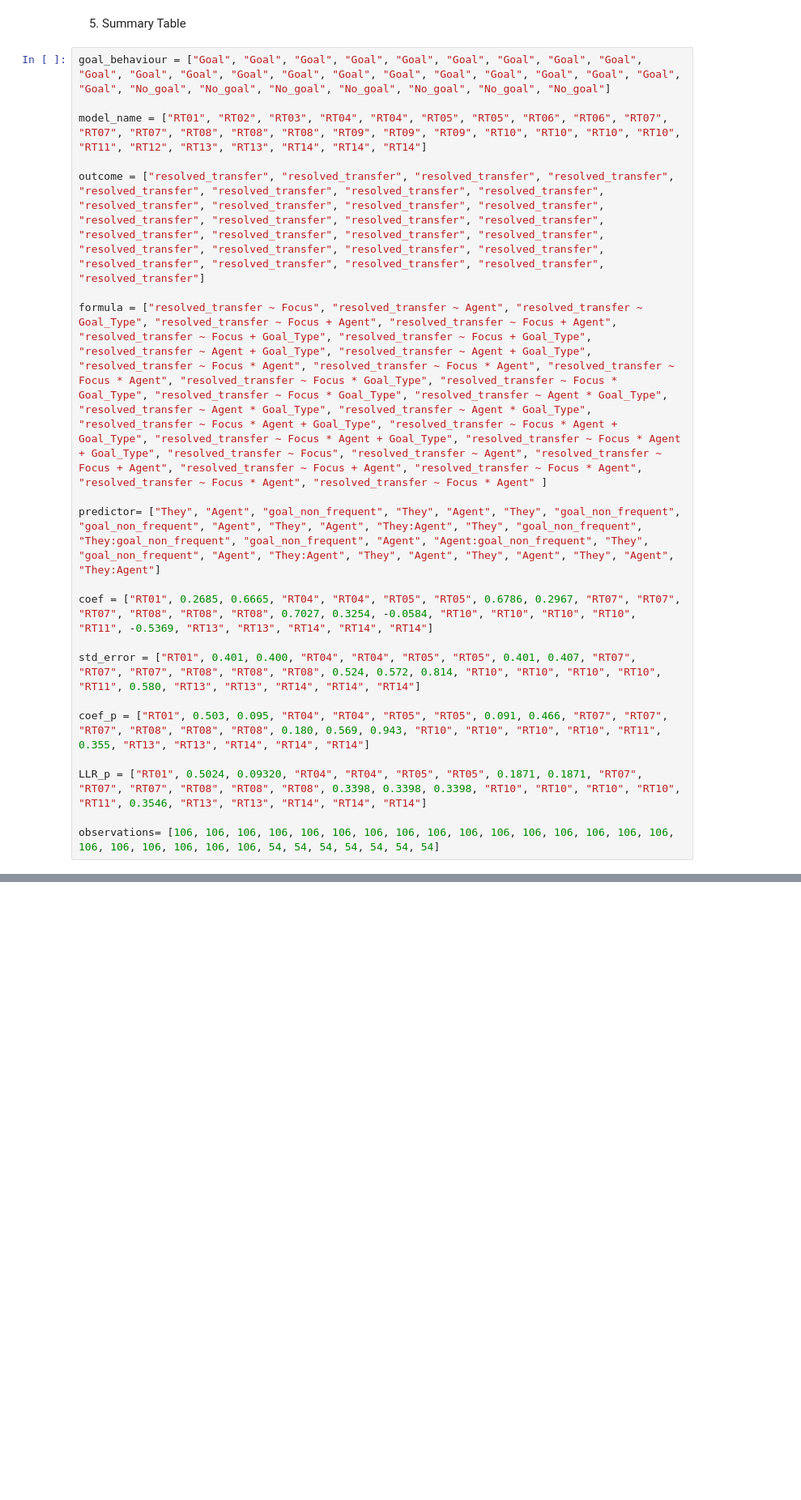
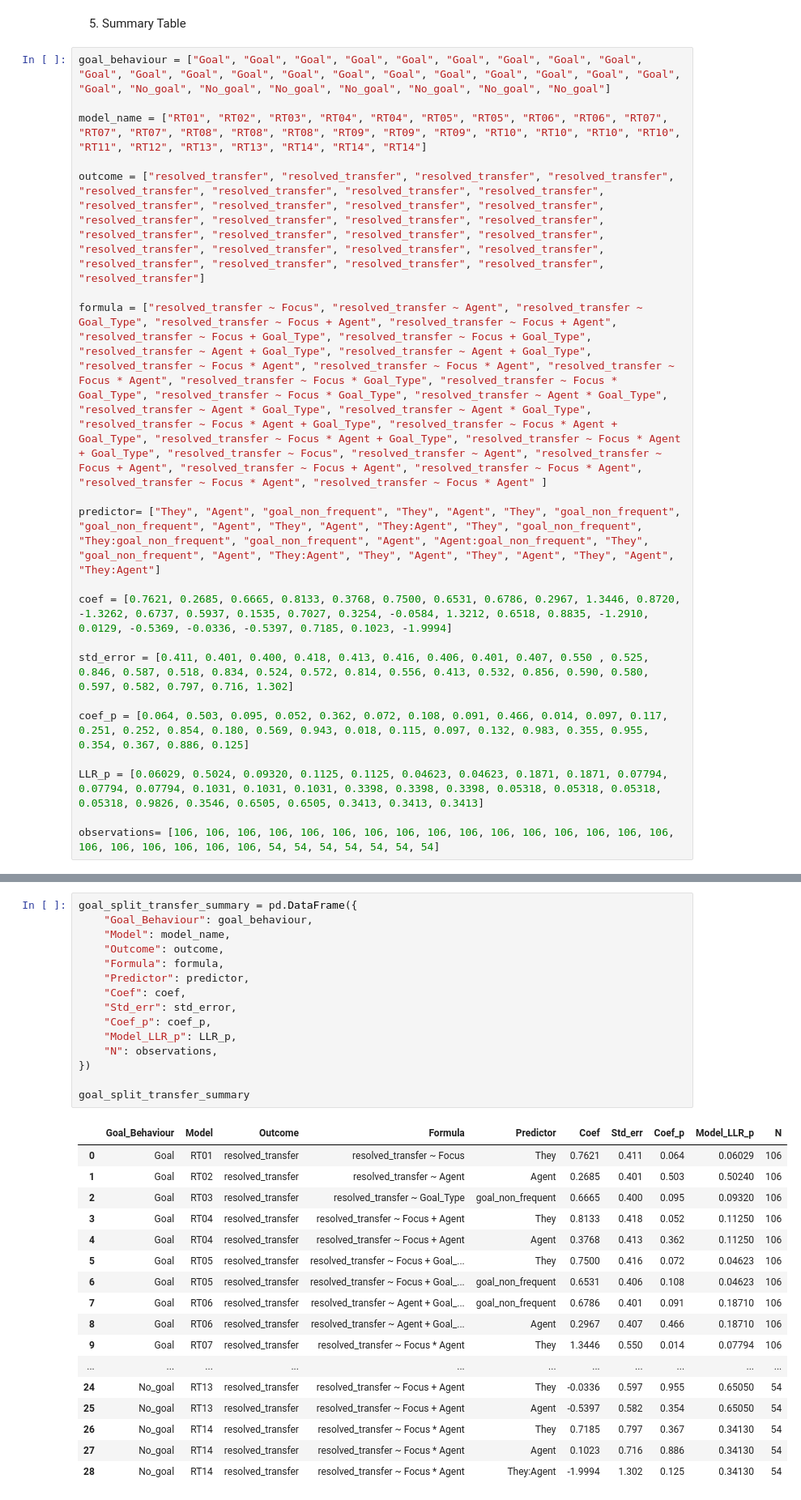
Before and after one commit to RoSoMu/counterfactual-desiderative-processing, a Jupyter notebook: notebooks/modeling/13b_goal_behaviour_transfer_focus.ipynb, the cells around one changed output, grey strips where cells are left out. Shown at 81% size. Cells and saved outputs as stored; diff of their text form; blank space fills up the shorter version.

Commit message:
add focus values to goal split transfer resolution summary table

```diff
--- a/notebooks/modeling/13b_goal_behaviour_transfer_focus.ipynb
+++ b/notebooks/modeling/13b_goal_behaviour_transfer_focus.ipynb
@@ -771,12 +771,12 @@ formula = ["resolved_transfer ~ Focus", "resolved_transfer ~ Agent", "resolved_t
 
 predictor= ["They", "Agent", "goal_non_frequent", "They", "Agent", "They", "goal_non_frequent", "goal_non_frequent", "Agent", "They", "Agent", "They:Agent", "They", "goal_non_frequent", "They:goal_non_frequent", "goal_non_frequent", "Agent", "Agent:goal_non_frequent", "They", "goal_non_frequent", "Agent", "They:Agent", "They", "Agent", "They", "Agent", "They", "Agent", "They:Agent"]
 
-coef = ["RT01", 0.2685, 0.6665, "RT04", "RT04", "RT05", "RT05", 0.6786, 0.2967, "RT07", "RT07", "RT07", "RT08", "RT08", "RT08", 0.7027, 0.3254, -0.0584, "RT10", "RT10", "RT10", "RT10", "RT11", -0.5369, "RT13", "RT13", "RT14", "RT14", "RT14"]
+coef = [0.7621, 0.2685, 0.6665, 0.8133, 0.3768, 0.7500, 0.6531, 0.6786, 0.2967, 1.3446, 0.8720, -1.3262, 0.6737, 0.5937, 0.1535, 0.7027, 0.3254, -0.0584, 1.3212, 0.6518, 0.8835, -1.2910, 0.0129, -0.5369, -0.0336, -0.5397, 0.7185, 0.1023, -1.9994]
 
-std_error = ["RT01", 0.401, 0.400, "RT04", "RT04", "RT05", "RT05", 0.401, 0.407, "RT07", "RT07", "RT07", "RT08", "RT08", "RT08", 0.524, 0.572, 0.814, "RT10", "RT10", "RT10", "RT10", "RT11", 0.580, "RT13", "RT13", "RT14", "RT14", "RT14"]
+std_error = [0.411, 0.401, 0.400, 0.418, 0.413, 0.416, 0.406, 0.401, 0.407, 0.550 , 0.525, 0.846, 0.587, 0.518, 0.834, 0.524, 0.572, 0.814, 0.556, 0.413, 0.532, 0.856, 0.590, 0.580, 0.597, 0.582, 0.797, 0.716, 1.302]
 
-coef_p = ["RT01", 0.503, 0.095, "RT04", "RT04", "RT05", "RT05", 0.091, 0.466, "RT07", "RT07", "RT07", "RT08", "RT08", "RT08", 0.180, 0.569, 0.943, "RT10", "RT10", "RT10", "RT10", "RT11", 0.355, "RT13", "RT13", "RT14", "RT14", "RT14"]
+coef_p = [0.064, 0.503, 0.095, 0.052, 0.362, 0.072, 0.108, 0.091, 0.466, 0.014, 0.097, 0.117, 0.251, 0.252, 0.854, 0.180, 0.569, 0.943, 0.018, 0.115, 0.097, 0.132, 0.983, 0.355, 0.955, 0.354, 0.367, 0.886, 0.125]
 
-LLR_p = ["RT01", 0.5024, 0.09320, "RT04", "RT04", "RT05", "RT05", 0.1871, 0.1871, "RT07", "RT07", "RT07", "RT08", "RT08", "RT08", 0.3398, 0.3398, 0.3398, "RT10", "RT10", "RT10", "RT10", "RT11", 0.3546, "RT13", "RT13", "RT14", "RT14", "RT14"]
+LLR_p = [0.06029, 0.5024, 0.09320, 0.1125, 0.1125, 0.04623, 0.04623, 0.1871, 0.1871, 0.07794, 0.07794, 0.07794, 0.1031, 0.1031, 0.1031, 0.3398, 0.3398, 0.3398, 0.05318, 0.05318, 0.05318, 0.05318, 0.9826, 0.3546, 0.6505, 0.6505, 0.3413, 0.3413, 0.3413]
 
 observations= [106, 106, 106, 106, 106, 106, 106, 106, 106, 106, 106, 106, 106, 106, 106, 106, 106, 106, 106, 106, 106, 106, 54, 54, 54, 54, 54, 54, 54]
@@ -797,0 +783,33 @@ gb_transfer_summary_overall
+# %%
+goal_split_transfer_summary = pd.DataFrame({
+    "Goal_Behaviour": goal_behaviour,
+    "Model": model_name,
+    "Outcome": outcome,
+    "Formula": formula,
+    "Predictor": predictor,
+    "Coef": coef,
+    "Std_err": std_error,
+    "Coef_p": coef_p,
+    "Model_LLR_p": LLR_p,
+    "N": observations,
+})
+
+goal_split_transfer_summary
+# %% [output]
+|  | Goal_Behaviour | Model | Outcome | Formula | Predictor | Coef | Std_err | Coef_p | Model_LLR_p | N |
+| 0 | Goal | RT01 | resolved_transfer | resolved_transfer ~ Focus | They | 0.7621 | 0.411 | 0.064 | 0.06029 | 106 |
+| 1 | Goal | RT02 | resolved_transfer | resolved_transfer ~ Agent | Agent | 0.2685 | 0.401 | 0.503 | 0.50240 | 106 |
+| 2 | Goal | RT03 | resolved_transfer | resolved_transfer ~ Goal_Type | goal_non_frequent | 0.6665 | 0.400 | 0.095 | 0.09320 | 106 |
+| 3 | Goal | RT04 | resolved_transfer | resolved_transfer ~ Focus + Agent | They | 0.8133 | 0.418 | 0.052 | 0.11250 | 106 |
+| 4 | Goal | RT04 | resolved_transfer | resolved_transfer ~ Focus + Agent | Agent | 0.3768 | 0.413 | 0.362 | 0.11250 | 106 |
+| 5 | Goal | RT05 | resolved_transfer | resolved_transfer ~ Focus + Goal_... | They | 0.7500 | 0.416 | 0.072 | 0.04623 | 106 |
+| 6 | Goal | RT05 | resolved_transfer | resolved_transfer ~ Focus + Goal_... | goal_non_frequent | 0.6531 | 0.406 | 0.108 | 0.04623 | 106 |
+| 7 | Goal | RT06 | resolved_transfer | resolved_transfer ~ Agent + Goal_... | goal_non_frequent | 0.6786 | 0.401 | 0.091 | 0.18710 | 106 |
+| 8 | Goal | RT06 | resolved_transfer | resolved_transfer ~ Agent + Goal_... | Agent | 0.2967 | 0.407 | 0.466 | 0.18710 | 106 |
+| 9 | Goal | RT07 | resolved_transfer | resolved_transfer ~ Focus * Agent | They | 1.3446 | 0.550 | 0.014 | 0.07794 | 106 |
+| ... | ... | ... | ... | ... | ... | ... | ... | ... | ... | ... |
+| 24 | No_goal | RT13 | resolved_transfer | resolved_transfer ~ Focus + Agent | They | -0.0336 | 0.597 | 0.955 | 0.65050 | 54 |
+| 25 | No_goal | RT13 | resolved_transfer | resolved_transfer ~ Focus + Agent | Agent | -0.5397 | 0.582 | 0.354 | 0.65050 | 54 |
+| 26 | No_goal | RT14 | resolved_transfer | resolved_transfer ~ Focus * Agent | They | 0.7185 | 0.797 | 0.367 | 0.34130 | 54 |
+| 27 | No_goal | RT14 | resolved_transfer | resolved_transfer ~ Focus * Agent | Agent | 0.1023 | 0.716 | 0.886 | 0.34130 | 54 |
+| 28 | No_goal | RT14 | resolved_transfer | resolved_transfer ~ Focus * Agent | They:Agent | -1.9994 | 1.302 | 0.125 | 0.34130 | 54 |
```
Also changed, not shown: parts of 15 cells of this notebook.
